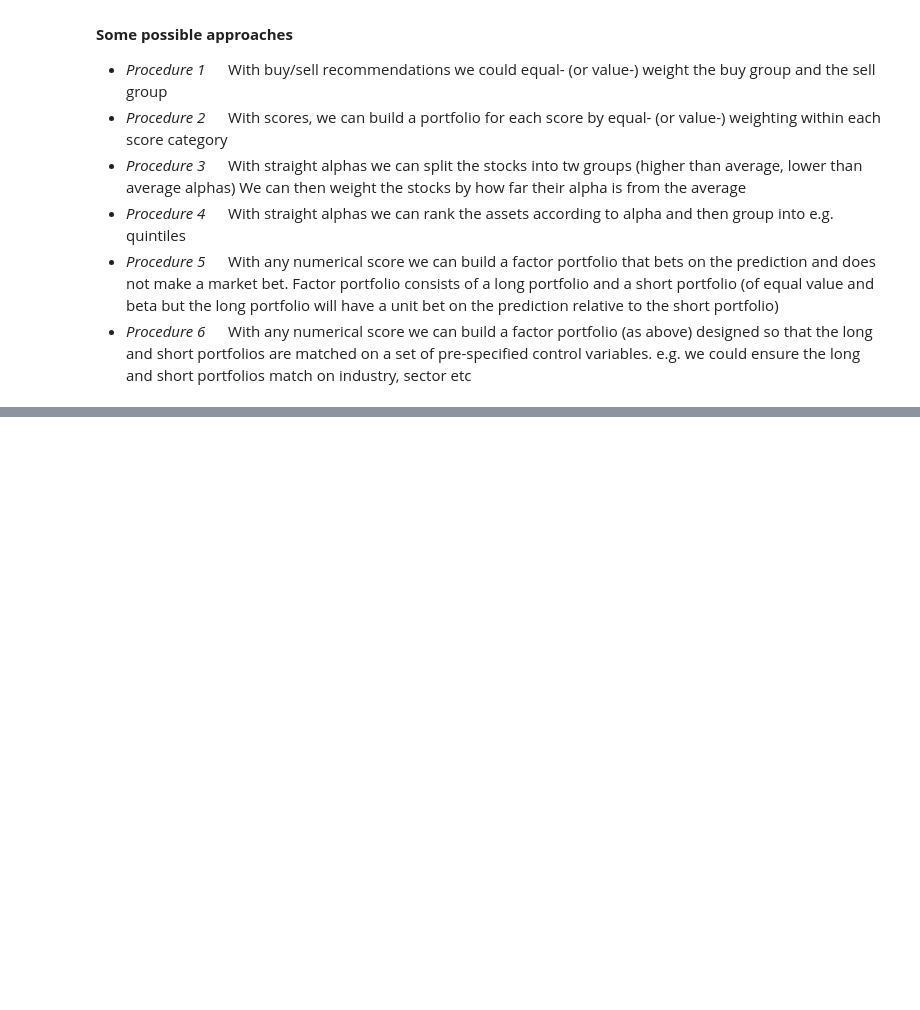
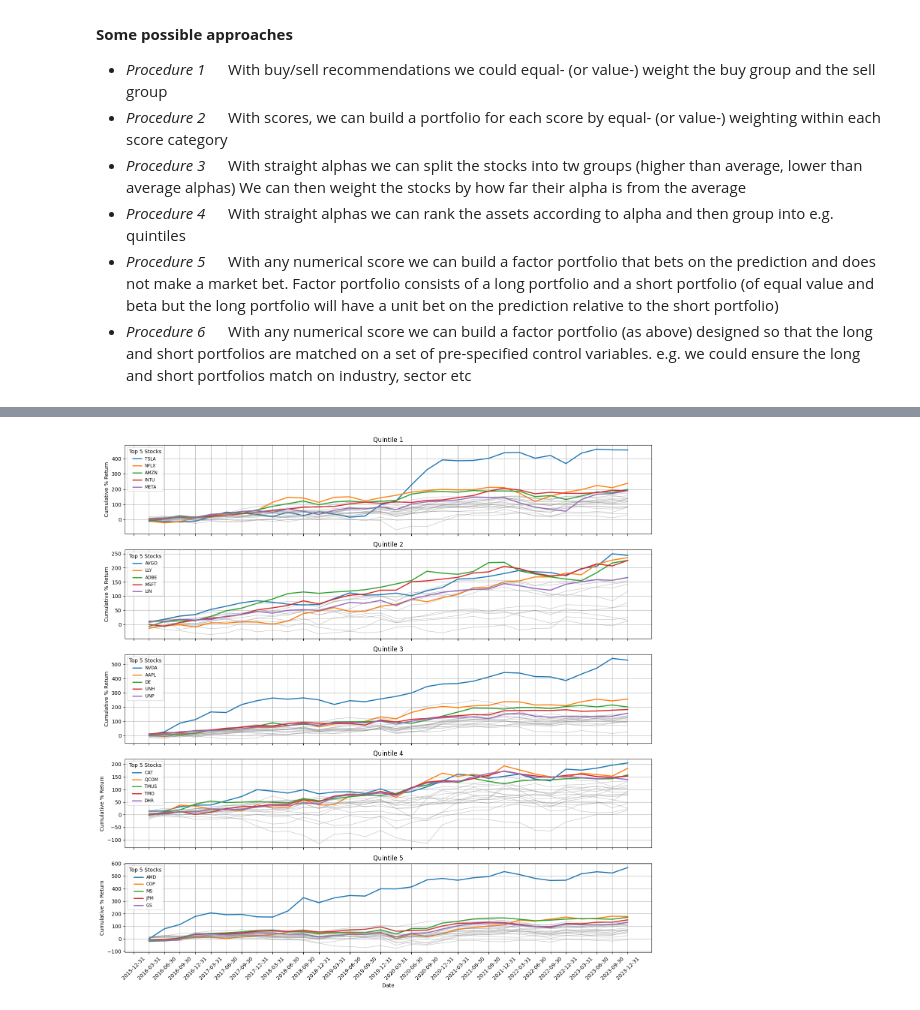
Before and after one commit to joelmarsden/Active-Portfolio-Management-Notes, a Jupyter notebook: Chapter 12, Information Analysis.ipynb, the cells around one changed output, grey strips where cells are left out. Cells and saved outputs as stored; diff of their text form; code cells hidden in the pictures; blank space fills up the shorter version.

```diff
--- a/Chapter 12, Information Analysis.ipynb
+++ b/Chapter 12, Information Analysis.ipynb
@@ -37,0 +154,32 @@ import matplotlib.pyplot as plt
+# %%
+# plot each quintile / bucket separately
+display_stocks_df = prices_df.copy()
+display_stocks_df.set_index("date", inplace=True)
+display_stocks_df = display_stocks_df.cumsum()
+num_buckets = len(set(quintile_mapping.values()))
+num_stocks_to_show = 5
+
+fig, axes = plt.subplots(num_buckets, 1, figsize=(15, 15), sharex=True)  # 5 subplots vertically
+
+for i in range(num_buckets):
+    quintile_stocks = [stock for stock in display_stocks_df.columns if quintile_mapping[stock] == i + 1]
+    sorted_stocks = sorted(quintile_stocks, key=lambda stock: display_stocks_df[stock].iloc[-1], reverse=True)
+
+    # Plot the top stocks first. (consistent colours)
+    for stock in sorted_stocks[:num_stocks_to_show]:
+        axes[i].plot(display_stocks_df.index, display_stocks_df[stock], label=stock, linewidth=2)
+
+    for stock in sorted_stocks[num_stocks_to_show:]:
+        axes[i].plot(display_stocks_df.index, display_stocks_df[stock], color="gray", alpha=0.5, linewidth=0.8)
+
+    axes[i].legend(loc="upper left", fontsize="small", title=f"Top {num_stocks_to_show} Stocks")
+    axes[i].set_title(f'Quintile {i + 1}')
+    axes[i].set_ylabel("Cumulative % Return")
+    axes[i].grid(True)
+
+plt.xlabel("Date")
+plt.xticks(rotation=45)
+plt.tight_layout()
+plt.show()
+# %% [output]
+[figure, added]
```
Also changed, not shown: parts of 10 cells of this notebook, 6 other files.
